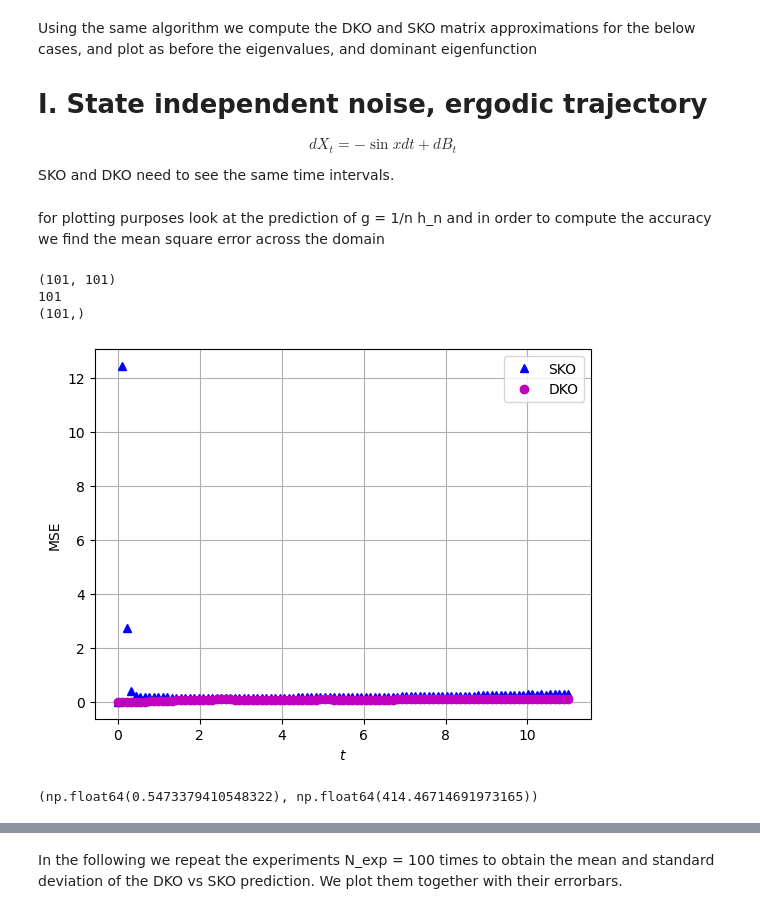
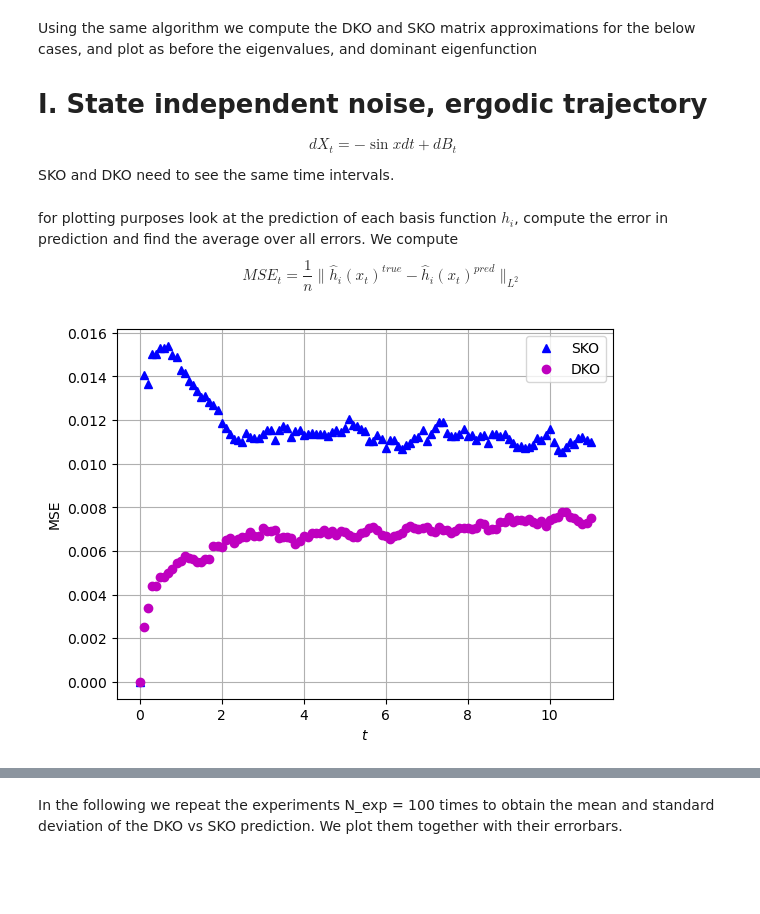
Before and after one commit to Maria-A-Oprea/Distributional_Koopman, a Jupyter notebook: State_dependent_noise.ipynb, the cells around one changed output, grey strips where cells are left out. Drawn from its saved outputs; the diff is of its cells as text; code cells hidden in the pictures; blank space fills up the shorter version.

```diff
--- a/State_dependent_noise.ipynb
+++ b/State_dependent_noise.ipynb
@@ -9,17 +9,18 @@ If $b(x, t) = e^{-\frac{1}{2}V(x)}$, then the equation has a steady state soluti
 $$\rho \sim e^{-V(x)}$$
 When implementing we will ignore the $t$ dependence in $a$ and $b$.
 # %%
-def euler_maruyama(x0, a, b, T, N):
+def euler_maruyama(x0, a, b, T, N, boundary = 0):
     """
     implements the euler maruyama method with initial condition x0 and
     coefficients a and b, for time T. The interval [0, T] is partitioned
-    in N steps
+    in N steps. We impose BC to keep the data within [-2, 2]
     """
     dt = T/N
     y = np.zeros(N + 1)
     y[0] = x0
     for i in range(N):
-        y[i + 1] = y[i] + np.random.normal()* np.sqrt(dt)*b(y[i]) + a(y[i])* dt
+        #y[i + 1] = y[i] + np.random.normal()* np.sqrt(dt)*b(y[i]) + a(y[i])* dt
+        y[i + 1] = ( y[i] + np.random.normal()* np.sqrt(dt)*b(y[i]) + a(y[i])* dt + 2 )% 4 - 2
     return y
 # %% [markdown]
 ### SKO on a long trajectory
@@ -48,8 +49,8 @@ def SKO(a, b, x0 = 0):
         The radial basis functions will be used throughout
     """
         # set hyperparameters
-    T_SKO = 10
-    N = 10000
+    T_SKO = 200
+    N = 100000*2
 
     eps = 0.5
     # compute the trajectory for SKO
@@ -91,11 +92,10 @@ def DKO(a, b, distr = "trajectory", x0 = 0):
         - assuming the data comes from one long mixing trajectory we construct measures to be conditional distributions
     """
     # set hyperparameters
-    T_SKO = 10
-    N = 10000
+    T_SKO = 200
+    N = 100000*2
     eps = 0.5
-    # compute the trajectory for SKO
-    Xt = euler_maruyama(x0, a, b, T_SKO, N)
+
 
     # the SKO data will be the trajectory data with a step of Dt in between
     current_step = T_SKO/N
@@ -108,7 +108,7 @@ def DKO(a, b, distr = "trajectory", x0 = 0):
         m = 100
         N_DKO = int(m*Dt/current_step)
         T_DKO = Dt*m
-        data = np.zeros((K, N + 1))
+        data = np.zeros((K, N_DKO + 1))
         for j in range(K):
             # uncomment this if you want the initial distribution to be a delta at 0
             # x0 = 0
@@ -404,44 +400,43 @@ K_DKO = DKO(a, b, distr = "normal")
 # %%
 truth = expectations(a, b)
 # %% [markdown]
-for plotting purposes look at the prediction of g = 1/n h_n and in order to compute the accuracy we find the mean square error across
-the domain
+for plotting purposes look at the prediction of each basis function $h_i$, compute the error in prediction and find the average over all errors. We compute
+$$ MSE_t = \frac{1}{n} \| \hat{h}_i(x_t)^{true} -\hat{h}_i(x_t)^{pred}\|_{L^2}$$
 # %%
 pred_SKO = prediction(K_SKO, a, b)
 pred_DKO = prediction(K_DKO, a, b)
 # %%
 n, N_x0, N = np.shape(truth)
-g_pred_SKO = 1/n* np.sum(pred_SKO, axis = 0)
-g_pred_DKO = 1/n* np.sum(pred_DKO, axis = 0)
+dx = 4/N_x0
 
-g_true = 1/n*np.sum(truth, axis = 0)
+mean_square_error_SKO = 1/n* np.sum( np.trapezoid((pred_SKO-truth)**2, axis = 1)*dx, axis = 0 )
+mean_square_error_DKO = 1/n* np.sum( np.trapezoid((pred_DKO-truth)**2, axis = 1)*dx, axis = 0 )
+#error_basis_SKO = 1/n* np.sum((pred_SKO - truth)**2 , axis = 0)
+#error_basis_DKO = 1/n* np.sum((pred_DKO -truth)**2 , axis = 0)
+
+#g_true = 1/n*np.sum(truth, axis = 0)
 #g_pred_SKO = pred_SKO[3, :, :]
 #g_pred_DKO = pred_DKO[3, :, :]
 #g_true = truth[3, :, :]
 #mean_square_error_SKO = np.sum((g_true - g_pred_SKO)**2, axis = 0)/N_x0
 #mean_square_error_DKO = np.sum((g_true - g_pred_DKO)**2, axis = 0)/N_x0
 
-mean_square_error_SKO = np.trapezoid((g_true - g_pred_SKO)**2, axis = 0)
-mean_square_error_DKO = np.trapezoid((g_true - g_pred_DKO)**2, axis = 0)
-print(np.shape(g_true))
-print(N)
-print(np.shape(mean_square_error_DKO))
+#mean_square_error_SKO = np.sqrt(np.trapezoid(error_basis_SKO, axis = 0))
+#mean_square_error_DKO = np.sqrt(np.trapezoid(error_basis_DKO, axis = 0))
+time = np.linspace(0, 11, N )
 # try trapezoidal rule instead
-plt.plot(np.linspace(0, 11, N ), mean_square_error_SKO, 'b^',label = "SKO")
-plt.plot(np.linspace(0, 11, N ), mean_square_error_DKO, 'mo', label = "DKO")
+plt.plot(time, mean_square_error_SKO, 'b^',label = "SKO")
+plt.plot(time, mean_square_error_DKO, 'mo', label = "DKO")
 plt.legend()
 plt.xlabel("$t$")
 plt.ylabel("MSE")
 plt.grid()
 #plt.ylim(0,1)
 #plt.xlim(0, 2)
 plt.show()
 #plot_eigens(K_SKO, K_DKO)
 # %% [output]
-(101, 101)
-101
-(101,)
-[figure, old version]
+[figure, new version]
 # %%
 N_exp = 50
 n, N_x0, N = np.shape(truth)
@@ -471,7 +469,3 @@ for repeat in range(N_exp):
-# %%
-np.max(g_true), np.max(results_SKO)
-# %% [output]
-(np.float64(0.5473379410548322), np.float64(414.46714691973165))
 # %%
 mean_SKO = np.mean(results_SKO, axis = 0)
 mean_DKO = np.mean(results_DKO, axis = 0)
```
Also changed, not shown: parts of 22 cells of this notebook.
